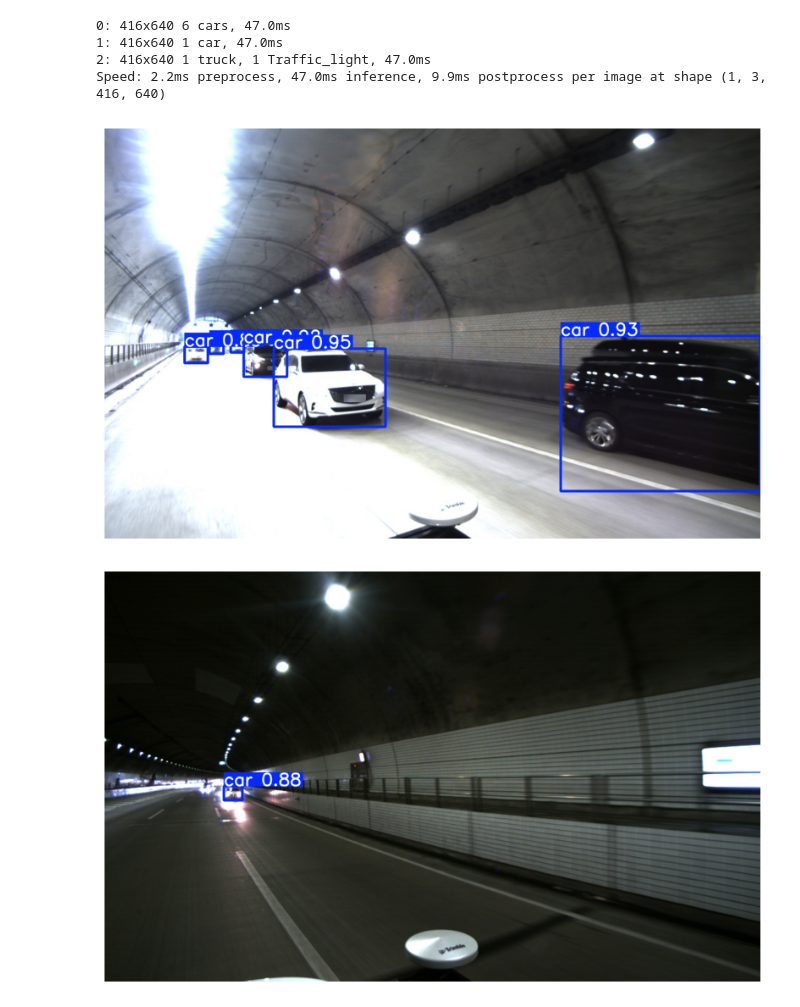
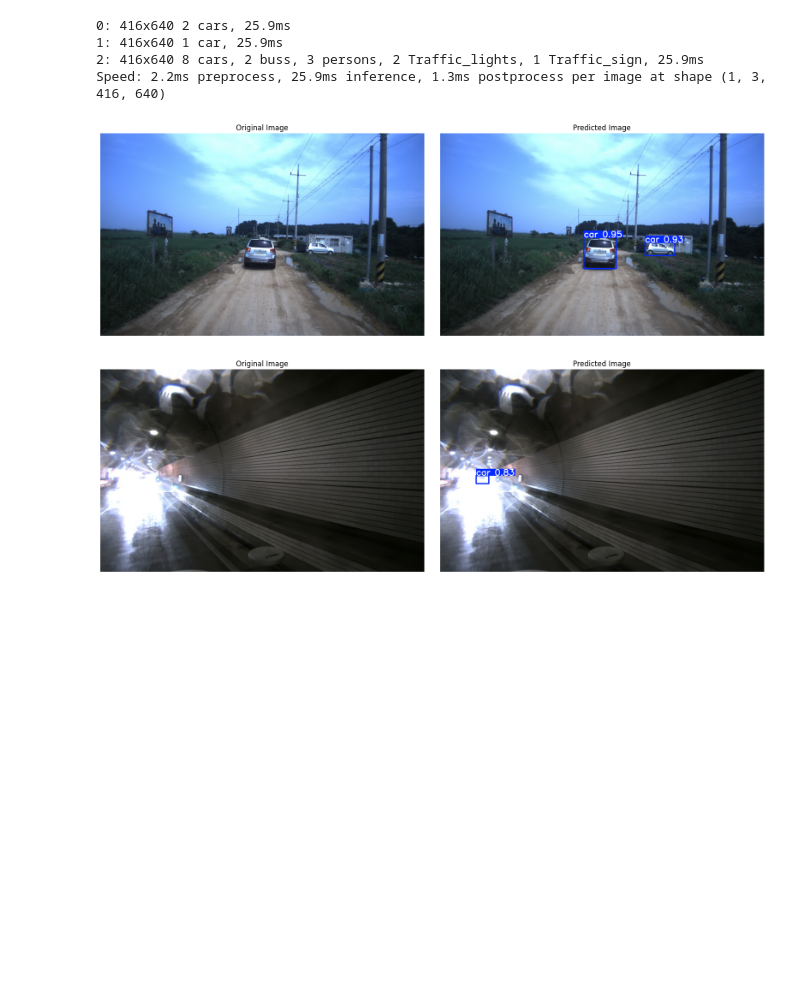
Before and after one commit to the0807/Autonomous-Driving-Model, a Jupyter notebook: detect/inference.ipynb, the cells around one changed output. Drawn from its saved outputs; the diff is of its cells as text; code cells hidden in the pictures; blank space fills up the shorter version.

Commit message:
detect 1. inference

```diff
--- a/detect/inference.ipynb
+++ b/detect/inference.ipynb
@@ -7,30 +7,42 @@ from ultralytics import YOLO
 # %%
 test_img_path = 'dataset/Preprocessed_2DBB/test/images'
 all_files = os.listdir(test_img_path)
 
 random_files = random.sample(all_files, 3)
 random_files_paths = [os.path.join(test_img_path, file) for file in random_files]
 
 model = YOLO('runs/detect/train/weights/best.pt')
 
 results = model(
     random_files_paths,
     save=False,
     conf=0.7
 )
 
-for result in results:
-    plots = result.plot()
-    plots = cv2.cvtColor(plots, cv2.COLOR_BGR2RGB)
+for img_path, result in zip(random_files_paths, results):
+    original_img = cv2.imread(img_path)
+    original_img = cv2.cvtColor(original_img, cv2.COLOR_BGR2RGB)
 
-    plt.figure(figsize=(10,10))
-    plt.imshow(plots)
+    detected_img = result.plot()
+    detected_img = cv2.cvtColor(detected_img, cv2.COLOR_BGR2RGB)
+
+    plt.figure(figsize=(20,10))
+    plt.subplot(1, 2, 1)
+    plt.imshow(original_img)
+    plt.title('Original Image')
     plt.axis('off')
+
+    plt.subplot(1, 2, 2)
+    plt.imshow(detected_img)
+    plt.title('Predicted Image')
+    plt.axis('off')
+
+    plt.subplots_adjust(wspace=0.05, hspace=0)
     plt.show()
 # %% [output]
-0: 416x640 6 cars, 47.0ms
-1: 416x640 1 car, 47.0ms
-2: 416x640 1 truck, 1 Traffic_light, 47.0ms
-Speed: 2.2ms preprocess, 47.0ms inference, 9.9ms postprocess per image at shape (1, 3, 416, 640)
+0: 416x640 2 cars, 25.9ms
+1: 416x640 1 car, 25.9ms
+2: 416x640 8 cars, 2 buss, 3 persons, 2 Traffic_lights, 1 Traffic_sign, 25.9ms
+Speed: 2.2ms preprocess, 25.9ms inference, 1.3ms postprocess per image at shape (1, 3, 416, 640)
-[figure, old version]
+[figure, new version]
-[figure, old version]
+[figure, new version]
```
Also changed, not shown: parts of 1 cell of this notebook, 2 other files.
